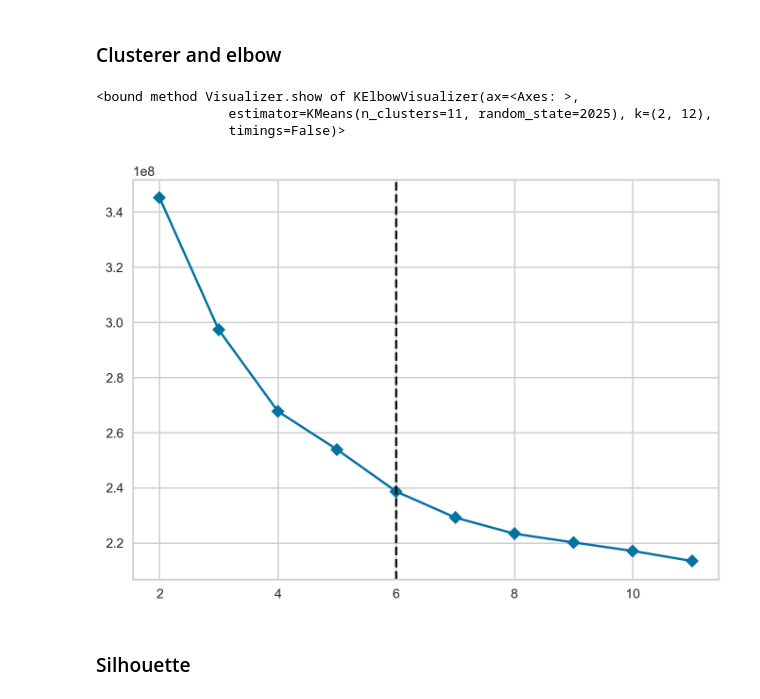
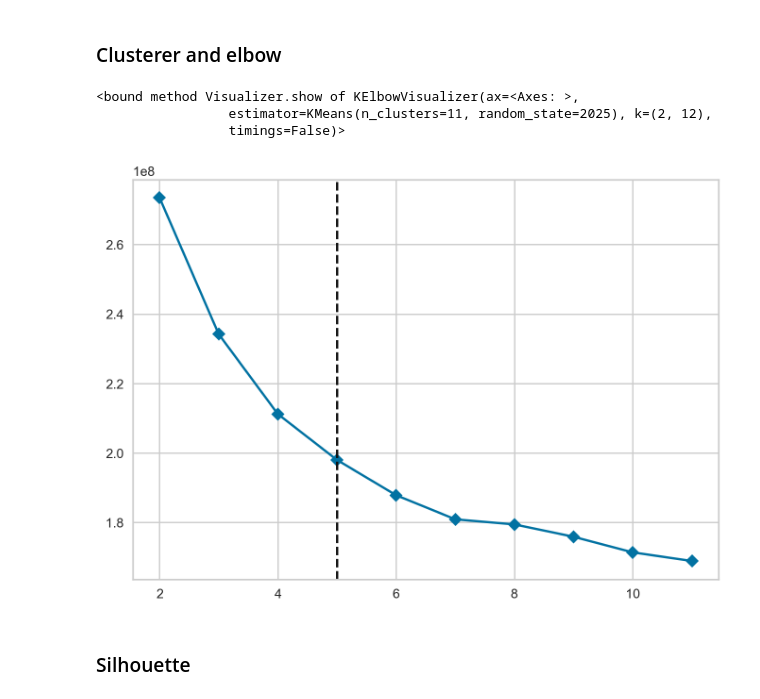
Before and after one commit to andytyuan2/DATASCI-3000, a Jupyter notebook: Coursework_Final.ipynb, the cells around one changed output. Cells and saved outputs as stored; diff of their text form; code cells hidden in the pictures.

```diff
--- a/Coursework_Final.ipynb
+++ b/Coursework_Final.ipynb
@@ -157,30 +160,30 @@ data_scaled = pd.DataFrame(scaler.fit_transform(data.to_pandas()), columns=data.
 # %% [markdown]
 ### Clusterer and elbow
 # %%
-data_scaled_sample = data_scaled.sample(n=500000) # sample for size of data set
+data_scaled_sample = data_scaled.sample(n=400000) # sample for size of data set
 
 # k-means clusterer
 
 KClusterer = KMeans(n_clusters=3, # initialized with 3 for simplicity
                    verbose=0,
                    random_state=2025) # Name of operator and cluster number
 
 # Elbow visualizer
 
 visualizer = KElbowVisualizer(KClusterer,
                               k=(2,12),
                               locate_elbow=True,
                               timings=False)
 
 visualizer.fit(data_scaled_sample)
 visualizer.show
 
-## Chosen: 6 clusters
+## Chosen: 5 clusters
 # %% [output]
 <bound method Visualizer.show of KElbowVisualizer(ax=<Axes: >,
                  estimator=KMeans(n_clusters=11, random_state=2025), k=(2, 12),
                  timings=False)>
-[figure, old version]
+[figure, new version]
 # %% [markdown]
 ### Silhouette
 # %%
```
Also changed, not shown: parts of 12 cells of this notebook.
